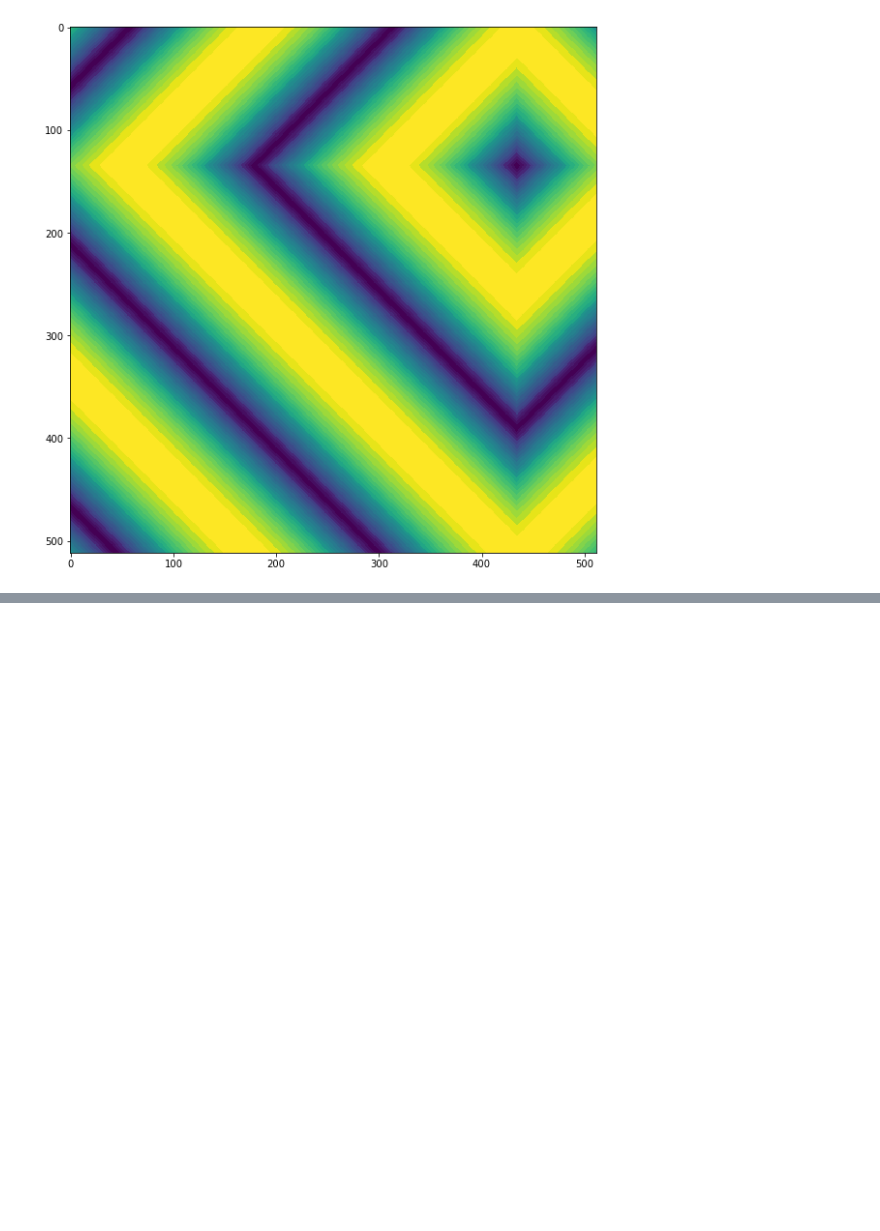
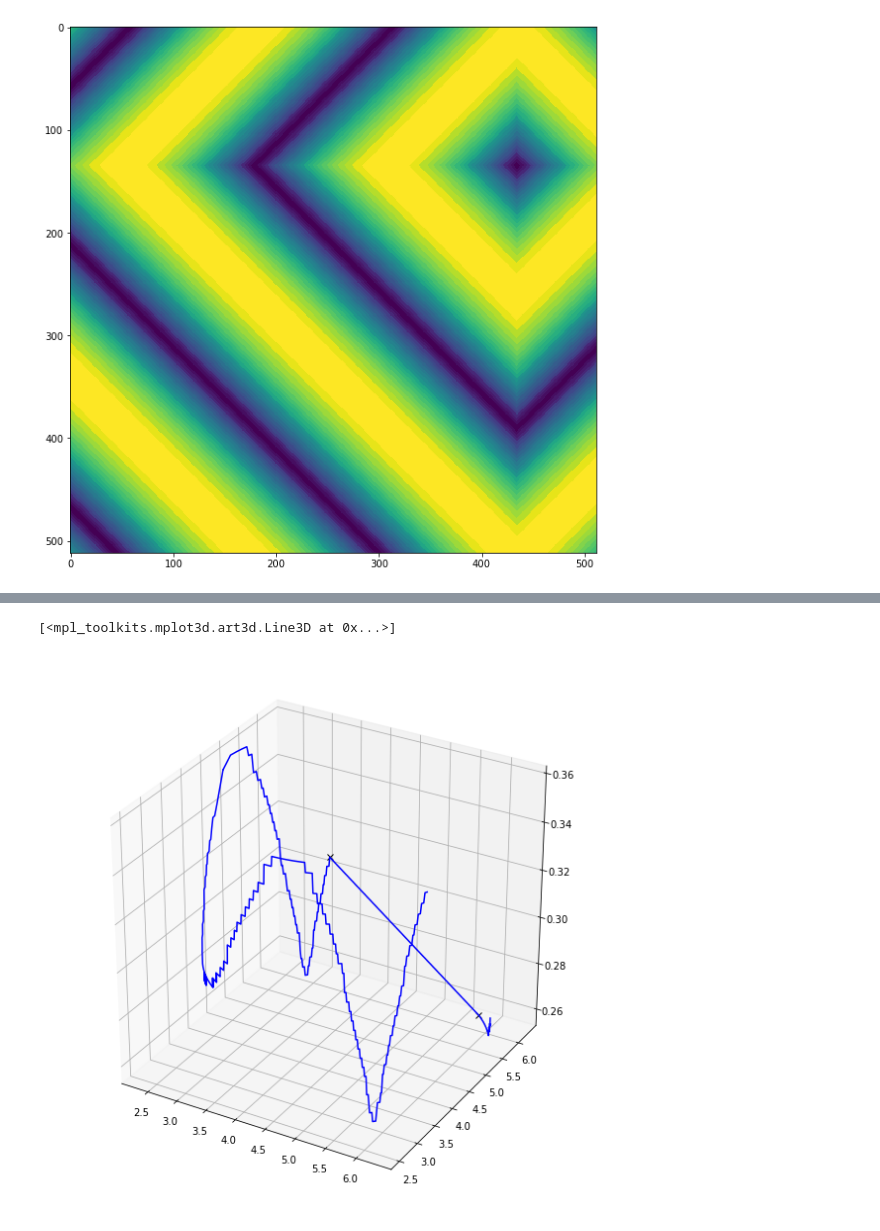
Before and after one commit to alxkornv/University-programming-projects, a Jupyter notebook: HW_NIS.ipynb, the cells around one changed output, grey strips where cells are left out. Cells and saved outputs as stored; diff of their text form; code cells hidden in the pictures; blank space fills up the shorter version.

```diff
--- a/HW_NIS.ipynb
+++ b/HW_NIS.ipynb
@@ -126,8 +114,8 @@ plt.ylim((0,2*pi))
 mask_p = np.array(xs<=2*pi ) * np.array(ys_p<=2*pi)
 mask_m = np.array(xs<=2*pi ) * np.array(ys_m<=2*pi)
 # %%
-y1 = ys_p[np.argwhere(ys_p>2*pi)[0]] [0]
-x1 = xs[np.argwhere(ys_p>2*pi)[0]] [0]
-y2 = ys_p[np.argwhere(ys_p>2*pi)[-1]] [0]
-x2 = xs[np.argwhere(ys_p>2*pi)[-1]] [0]
+y1 = ys_p[np.argwhere(ys_p>2*pi)[0]-1] [0]
+x1 = xs[np.argwhere(ys_p>2*pi)[0]-1] [0]
+y2 = ys_p[np.argwhere(ys_p>2*pi)[-1]+1] [0]
+x2 = xs[np.argwhere(ys_p>2*pi)[-1]+1] [0]
 # %% [markdown]
@@ -219,3 +208,8 @@ plt.imshow(bufR)
 # %% [output]
 <matplotlib.image.AxesImage at 0x...>
 [figure]
+# %%
+xn_p_resc = np.rint(rescale(xn_p,0,2*pi,0,511)).astype(np.int)
+xn_m_resc = np.rint(rescale(xn_m,0,2*pi,0,511)).astype(np.int)
+yn_p_resc = 511 - np.rint(rescale(yn_p,0,2*pi,0,511)).astype(np.int)
+yn_m_resc = 511 - np.rint(rescale(yn_m,0,2*pi,0,511)).astype(np.int)
@@ -221,0 +220,3 @@ plt.imshow(bufR)
+# %%
+z_p = bufR[xn_p_resc,yn_p_resc]
+z_m = bufR[xn_m_resc,yn_m_resc]
@@ -221,0 +225,3 @@ plt.imshow(bufR)
+# %%
+z1 = z_p[np.argwhere(xn_p == x1)] [0,0]
+z2 = z_p[np.argwhere(xn_p == x2)] [0,0]
@@ -221,0 +230,10 @@ plt.imshow(bufR)
+# %%
+fig = plt.figure(figsize=(10, 10))
+ax = plt.axes(projection='3d')
+plt.plot([x1],[y1],[z1],'k',marker='x')
+plt.plot([x2],[y2],[z2],'k',marker='x')
+plt.plot(xn_p,yn_p,z_p,'b')
+plt.plot(xn_m,yn_m,z_m,'b')
+# %% [output]
+[<mpl_toolkits.mplot3d.art3d.Line3D at 0x...>]
+[figure, added]
```
Also changed, not shown: parts of 56 cells of this notebook.
